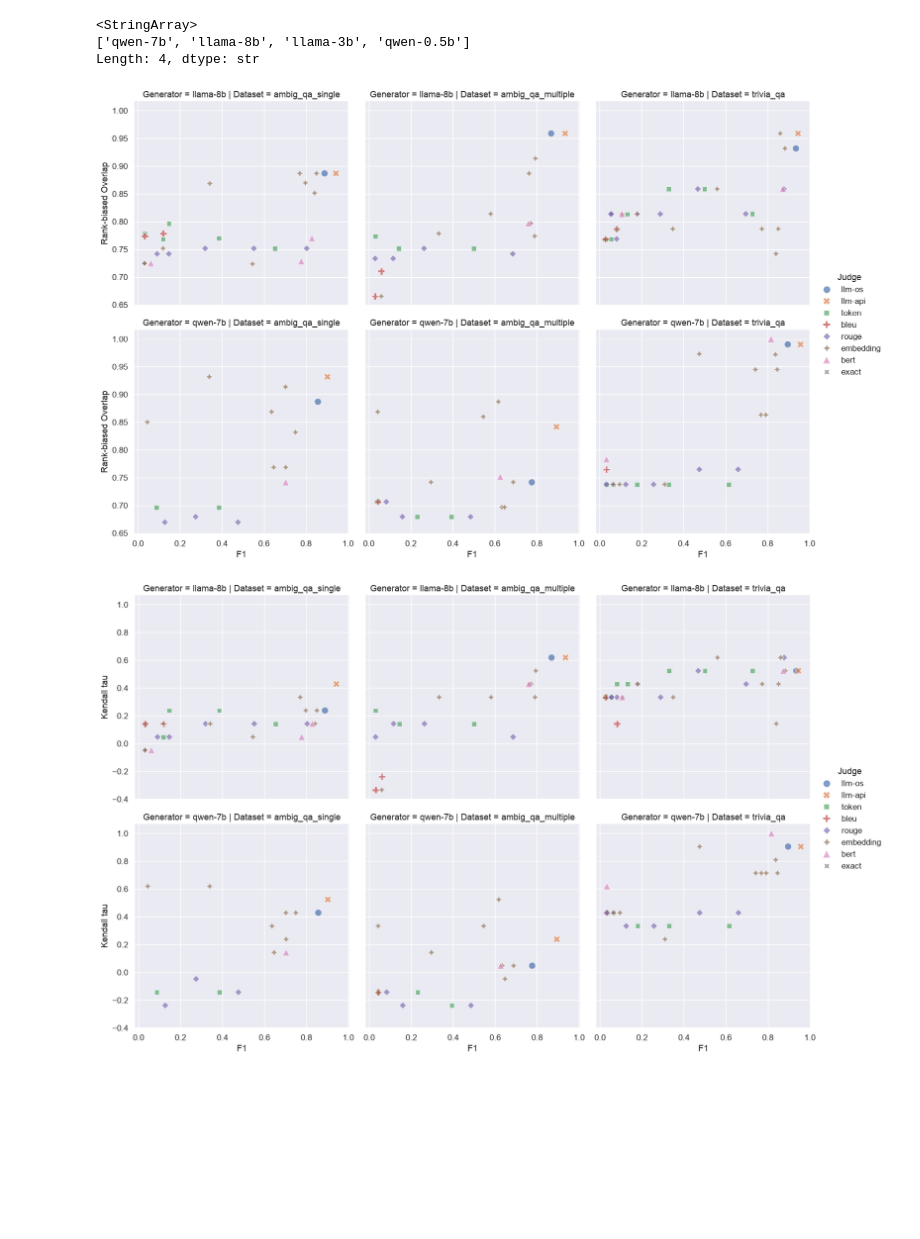
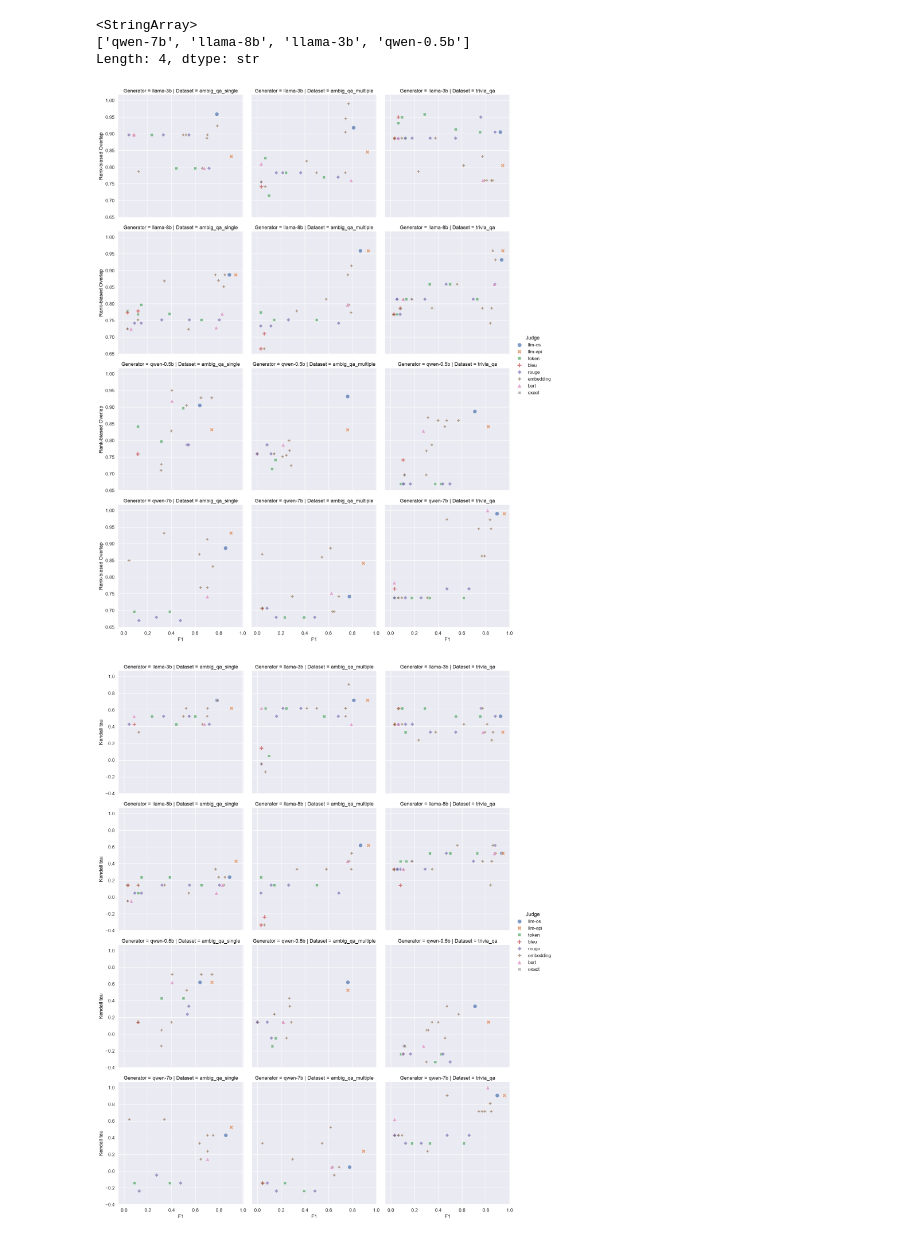
Before and after one commit to probabll/buqeval, a Jupyter notebook: NLG-vs-UQ-eval.ipynb, the cells around one changed output. Cells and saved outputs as stored; diff of their text form; code cells hidden in the pictures; blank space fills up the shorter version.

```diff
--- a/NLG-vs-UQ-eval.ipynb
+++ b/NLG-vs-UQ-eval.ipynb
@@ -202,31 +202,31 @@ Length: 4, dtype: str
 # %%
 
 
 sns.set_theme(style="darkgrid")
 
 for metric in ['RBO', 'Kendall']:
 
     with sns.plotting_context("notebook", font_scale=1.1):
 
         g= sns.relplot(
             df_all[df_all['Metric']==metric],
             x='F1',
             y='Rank correlation',
             style='Judge type',
             hue='Judge type',
             s=100,
             alpha=0.7,
             col='Dataset',
             col_order=['ambig_qa_single', 'ambig_qa_multiple', 'trivia_qa'],
             row='Generator',
-            row_order=['llama-3b', 'llama-8b', 'qwen-7b'],
+            row_order=['llama-3b', 'llama-8b', 'qwen-0.5b', 'qwen-7b'],
         )
         g._legend.set_title("Judge")
         if metric == 'Kendall':
             g.set_ylabels("Kendall tau")
         else:
             g.set_ylabels("Rank-biased Overlap")
     g.savefig(f"inlg2026/scatter-F1-{metric}-all.pdf")
 # %% [output]
-[figure, old version]
+[figure, new version]
-[figure, old version]
+[figure, new version]
```
Also changed, not shown: 13 other files.
